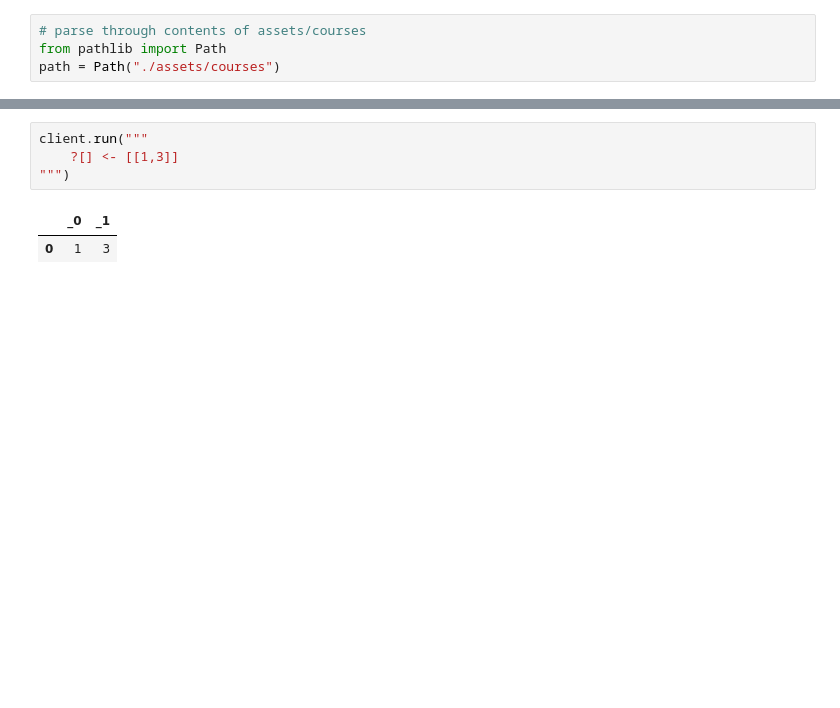
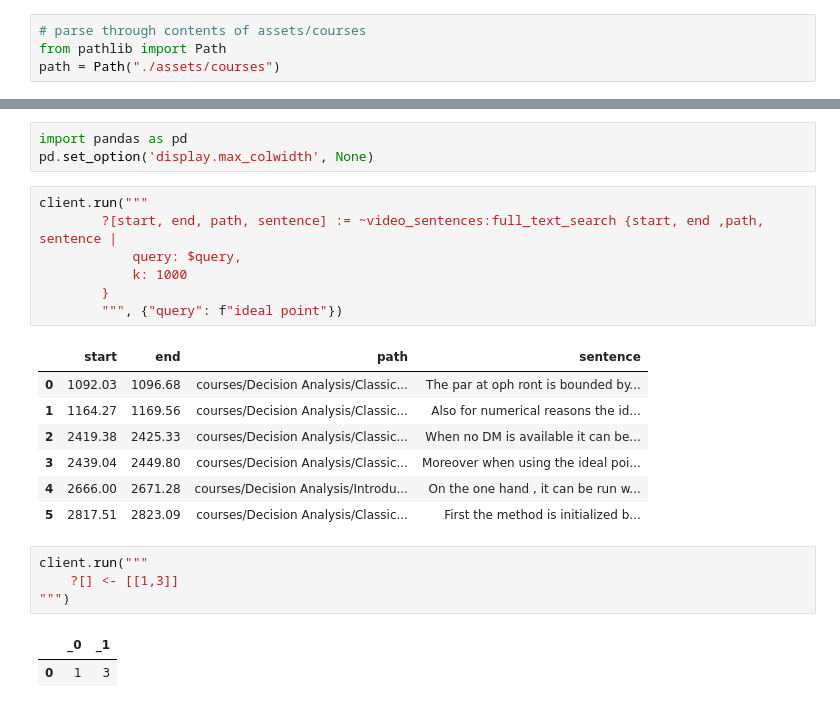
Before and after one commit to krystianMoras/lecture_search, a Jupyter notebook: src/lecture_search/app/process_courses.ipynb, the cells around one changed output, grey strips where cells are left out. Drawn from its saved outputs; the diff is of its cells as text; blank space fills up the shorter version.

```diff
--- a/src/lecture_search/app/process_courses.ipynb
+++ b/src/lecture_search/app/process_courses.ipynb
@@ -10,3 +41,21 @@ client = Client("sqlite",path="./assets/database.db")
+# %%
+import pandas as pd
+pd.set_option('display.max_colwidth', None)
+# %%
+client.run("""
+        ?[start, end, path, sentence] := ~video_sentences:full_text_search {start, end ,path, sentence |
+            query: $query,
+            k: 1000
+        }
+        """, {"query": f"ideal point"})
+# %% [output]
+|  | start | end | path | sentence |
+| 0 | 1092.03 | 1096.68 | courses/Decision Analysis/Classic... | The par at oph ront is bounded by... |
+| 1 | 1164.27 | 1169.56 | courses/Decision Analysis/Classic... | Also for numerical reasons the id... |
+| 2 | 2419.38 | 2425.33 | courses/Decision Analysis/Classic... | When no DM is available it can be... |
+| 3 | 2439.04 | 2449.80 | courses/Decision Analysis/Classic... | Moreover when using the ideal poi... |
+| 4 | 2666.00 | 2671.28 | courses/Decision Analysis/Introdu... | On the one hand , it can be run w... |
+| 5 | 2817.51 | 2823.09 | courses/Decision Analysis/Classic... | First the method is initialized b... |
 # %%
 client.run("""
     ?[] <- [[1,3]]
```
Also changed, not shown: parts of 16 cells of this notebook, 25 other files.
